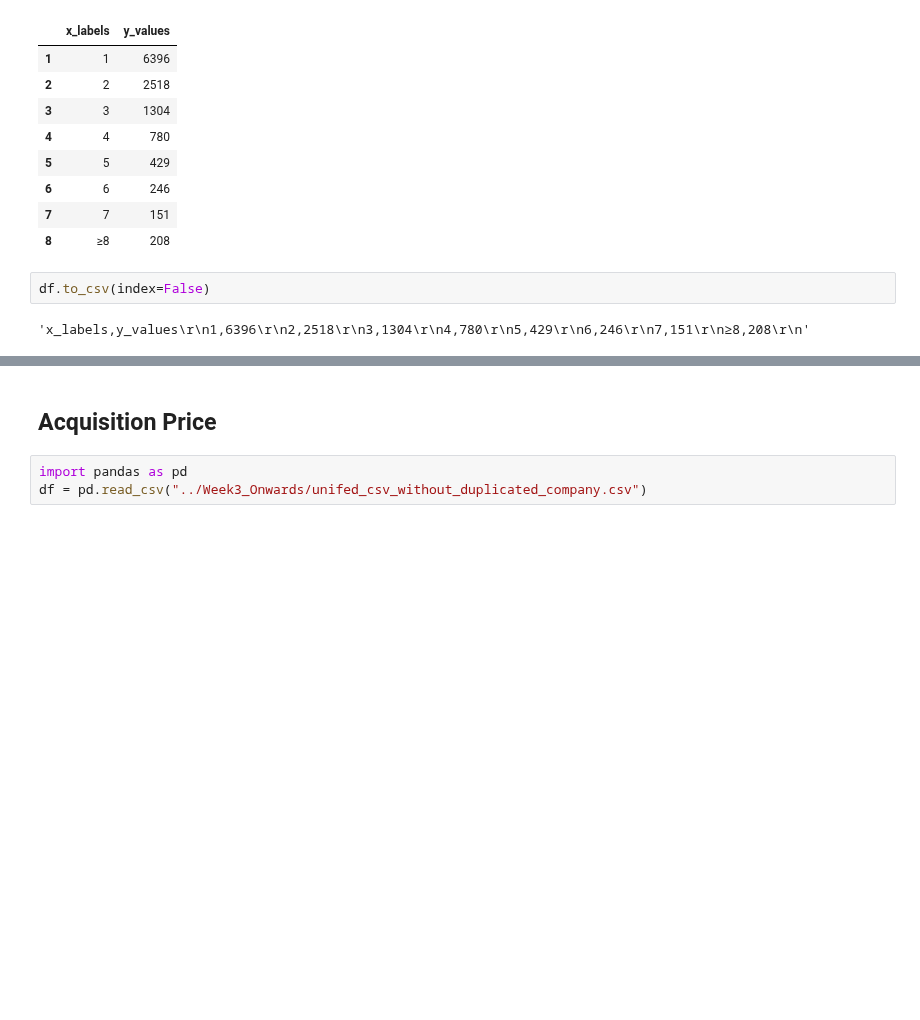
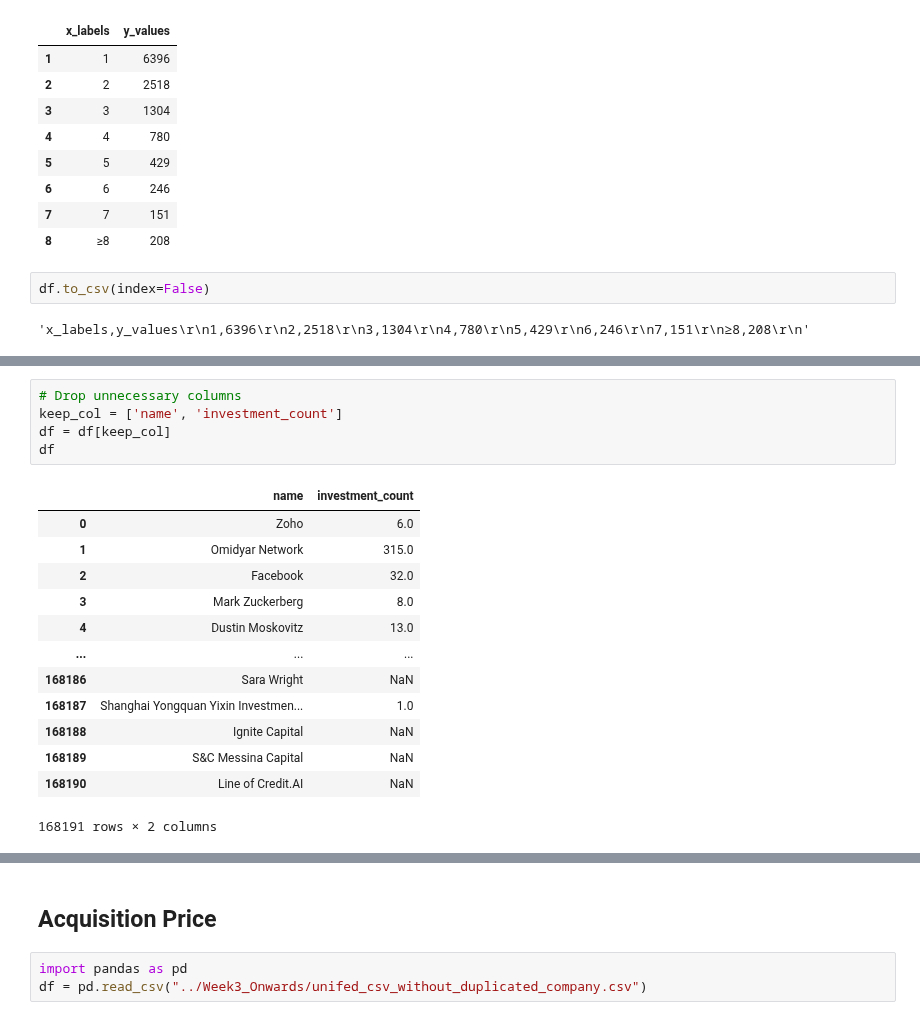
Before and after one commit to StardustLID/TEMG4952A-TEAM-5, a Jupyter notebook: backend/csv_helper.ipynb, the cells around one changed output, grey strips where cells are left out. Cells and saved outputs as stored; diff of their text form; blank space fills up the shorter version.

```diff
--- a/backend/csv_helper.ipynb
+++ b/backend/csv_helper.ipynb
@@ -224,0 +238,19 @@ df.to_csv(index=False)
+# %%
+# Drop unnecessary columns
+keep_col = ['name', 'investment_count']
+df = df[keep_col]
+df
+# %% [output]
+|  | name | investment_count |
+| 0 | Zoho | 6.0 |
+| 1 | Omidyar Network | 315.0 |
+| 2 | Facebook | 32.0 |
+| 3 | Mark Zuckerberg | 8.0 |
+| 4 | Dustin Moskovitz | 13.0 |
+| ... | ... | ... |
+| 168186 | Sara Wright | NaN |
+| 168187 | Shanghai Yongquan Yixin Investmen... | 1.0 |
+| 168188 | Ignite Capital | NaN |
+| 168189 | S&C Messina Capital | NaN |
+| 168190 | Line of Credit.AI | NaN |
+168191 rows × 2 columns
```
Also changed, not shown: parts of 6 cells of this notebook, 3 other files.
